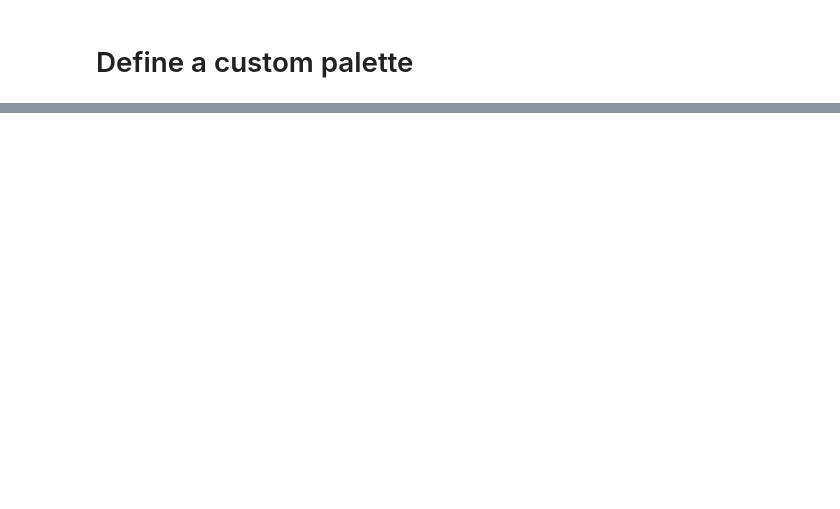
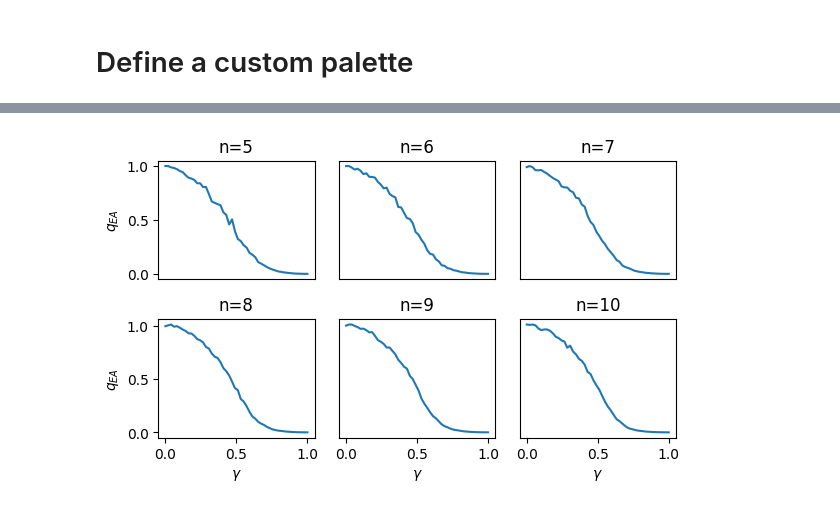
Before and after one commit to petr-ivashkov/quantum-mcmc, a Jupyter notebook: plots/phase_diagram.ipynb, the cells around one changed output, grey strips where cells are left out. Drawn from its saved outputs; the diff is of its cells as text; code cells hidden in the pictures; blank space fills up the shorter version.

```diff
--- a/plots/phase_diagram.ipynb
+++ b/plots/phase_diagram.ipynb
@@ -161,0 +173,54 @@ fig.savefig(f'figures/phase_diagram_n5_10')
+# %%
+# Create a 2x3 grid of subplots
+fig, axs = plt.subplots(2, 3, figsize=(figure_size_x, figure_size_y))
+
+# Plot data on each subplot
+
+pc5 = axs[0,0].plot(gamma_range,
+              np.array(q_avg[5][1][:]) / q_avg[5][1][0])
+pc6 = axs[0,1].plot(gamma_range,
+              np.array(q_avg[6][1][:]) / q_avg[6][1][0])
+pc7 = axs[0,2].plot(gamma_range,
+              np.array(q_avg[7][1][:]) / q_avg[7][1][0])
+pc8 = axs[1,0].plot(gamma_range,
+              np.array(q_avg[8][1][:]) / q_avg[8][1][0])
+pc9 = axs[1,1].plot(gamma_range,
+              np.array(q_avg[9][1][:]) / q_avg[9][1][0])
+pc10 = axs[1,2].plot(gamma_range,
+              np.array(q_avg[10][1][:]) / q_avg[10][1][0])
+
+# Set labels
+axs[1, 0].set_xlabel('$\gamma$')
+axs[1, 1].set_xlabel('$\gamma$')
+axs[1, 2].set_xlabel('$\gamma$')
+
+axs[0, 0].set_ylabel('$q_{EA}$')
+axs[1, 0].set_ylabel('$q_{EA}$')
+
+# Set ticks to []
+axs[0, 0].set_xticks([])
+axs[0, 1].set_xticks([])
+axs[0, 2].set_xticks([])
+
+axs[0, 1].set_yticks([])
+axs[0, 2].set_yticks([])
+axs[1, 1].set_yticks([])
+axs[1, 2].set_yticks([])
+
+axs[0, 0].set_title('n=5')
+axs[0, 1].set_title('n=6')
+axs[0, 2].set_title('n=7')
+axs[1, 0].set_title('n=8')
+axs[1, 1].set_title('n=9')
+axs[1, 2].set_title('n=10')
+
+
+# Adjust layout to prevent overlap
+plt.tight_layout()
+
+# Display the plot
+plt.show()
+
+fig.savefig(f'figures/phase_transition_gamma')
+# %% [output]
+[figure, added]
```
Also changed, not shown: parts of 6 cells of this notebook, 5 other files.
